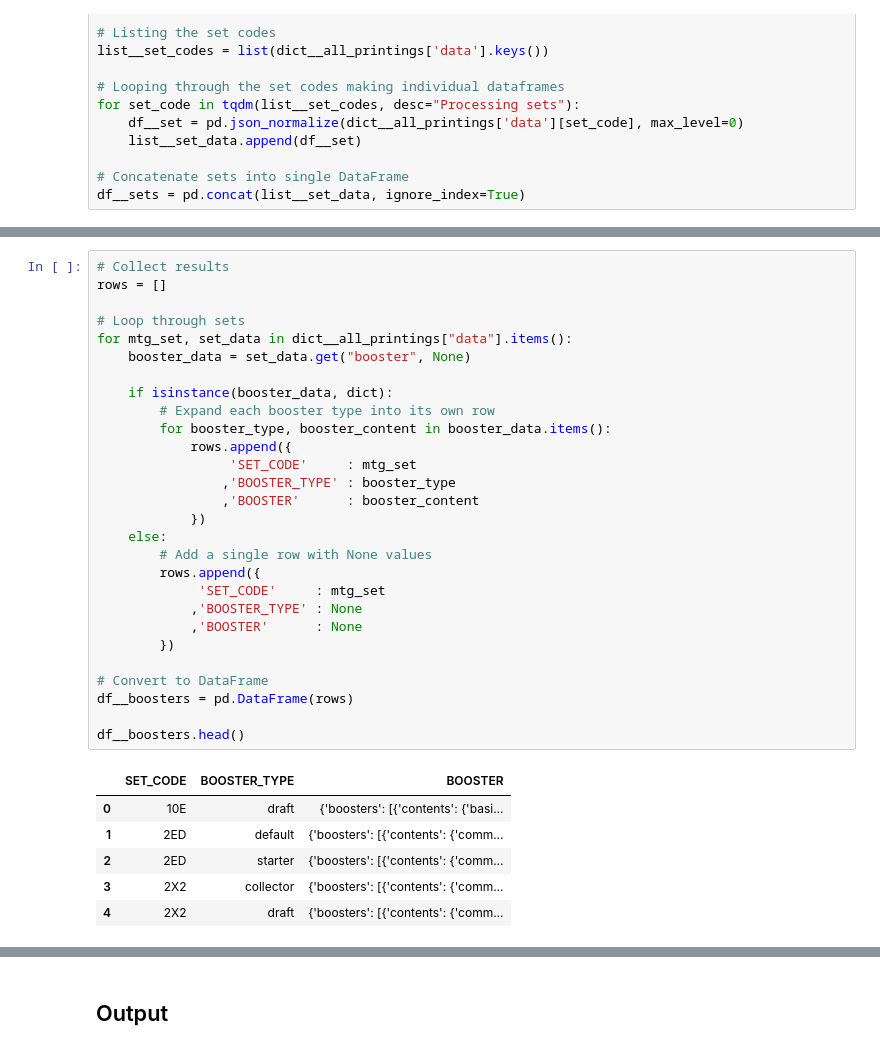
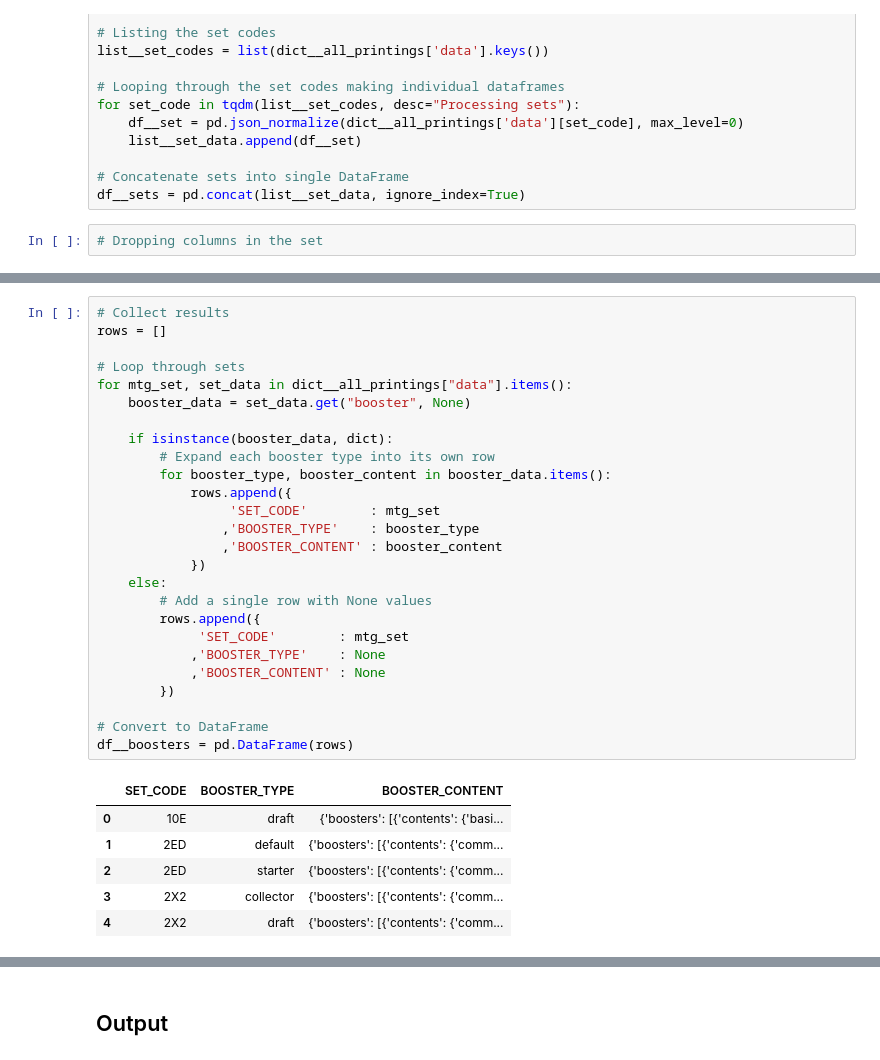
Before and after one commit to demonkeyfire/mtg-analysis-and-modelling, a Jupyter notebook: notebooks/all_printings.ipynb, the cells around one changed output, grey strips where cells are left out. Saved outputs shown, nothing was run; the diff lists cells and outputs as text.

```diff
--- a/notebooks/all_printings.ipynb
+++ b/notebooks/all_printings.ipynb
@@ -302,6 +302,8 @@ for set_code in tqdm(list__set_codes, desc="Processing sets"):
 
 # Concatenate sets into single DataFrame
 df__sets = pd.concat(list__set_data, ignore_index=True)
+# %%
+# Dropping columns in the set
 # %%
 # Reviewing columns in main dataframe
 print(df__sets.columns)
@@ -321,33 +323,31 @@ Index(['baseSetSize', 'block', 'booster', 'cards', 'cardsphereSetId', 'code',
 # %%
 # Collect results
 rows = []
 
 # Loop through sets
 for mtg_set, set_data in dict__all_printings["data"].items():
     booster_data = set_data.get("booster", None)
 
     if isinstance(booster_data, dict):
         # Expand each booster type into its own row
         for booster_type, booster_content in booster_data.items():
             rows.append({
-                 'SET_CODE'     : mtg_set
-                ,'BOOSTER_TYPE' : booster_type
-                ,'BOOSTER'      : booster_content
+                 'SET_CODE'        : mtg_set
+                ,'BOOSTER_TYPE'    : booster_type
+                ,'BOOSTER_CONTENT' : booster_content
             })
     else:
         # Add a single row with None values
         rows.append({
-             'SET_CODE'     : mtg_set
-            ,'BOOSTER_TYPE' : None
-            ,'BOOSTER'      : None
+             'SET_CODE'        : mtg_set
+            ,'BOOSTER_TYPE'    : None
+            ,'BOOSTER_CONTENT' : None
         })
 
 # Convert to DataFrame
 df__boosters = pd.DataFrame(rows)
-
-df__boosters.head()
 # %% [output]
-|  | SET_CODE | BOOSTER_TYPE | BOOSTER |
+|  | SET_CODE | BOOSTER_TYPE | BOOSTER_CONTENT |
 | 0 | 10E | draft | {'boosters': [{'contents': {'basi... |
 | 1 | 2ED | default | {'boosters': [{'contents': {'comm... |
 | 2 | 2ED | starter | {'boosters': [{'contents': {'comm... |
```
Also changed, not shown: parts of 10 cells of this notebook, 2 other files.
